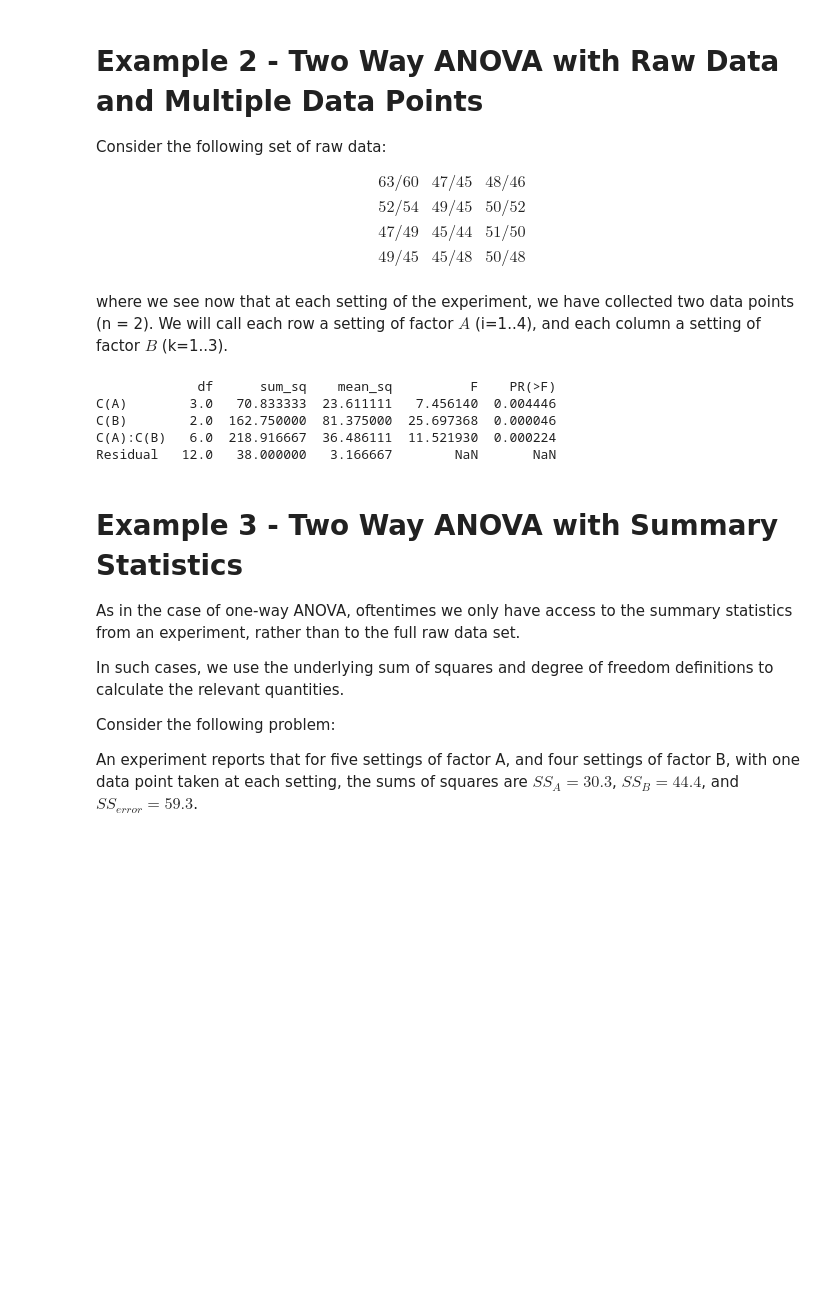
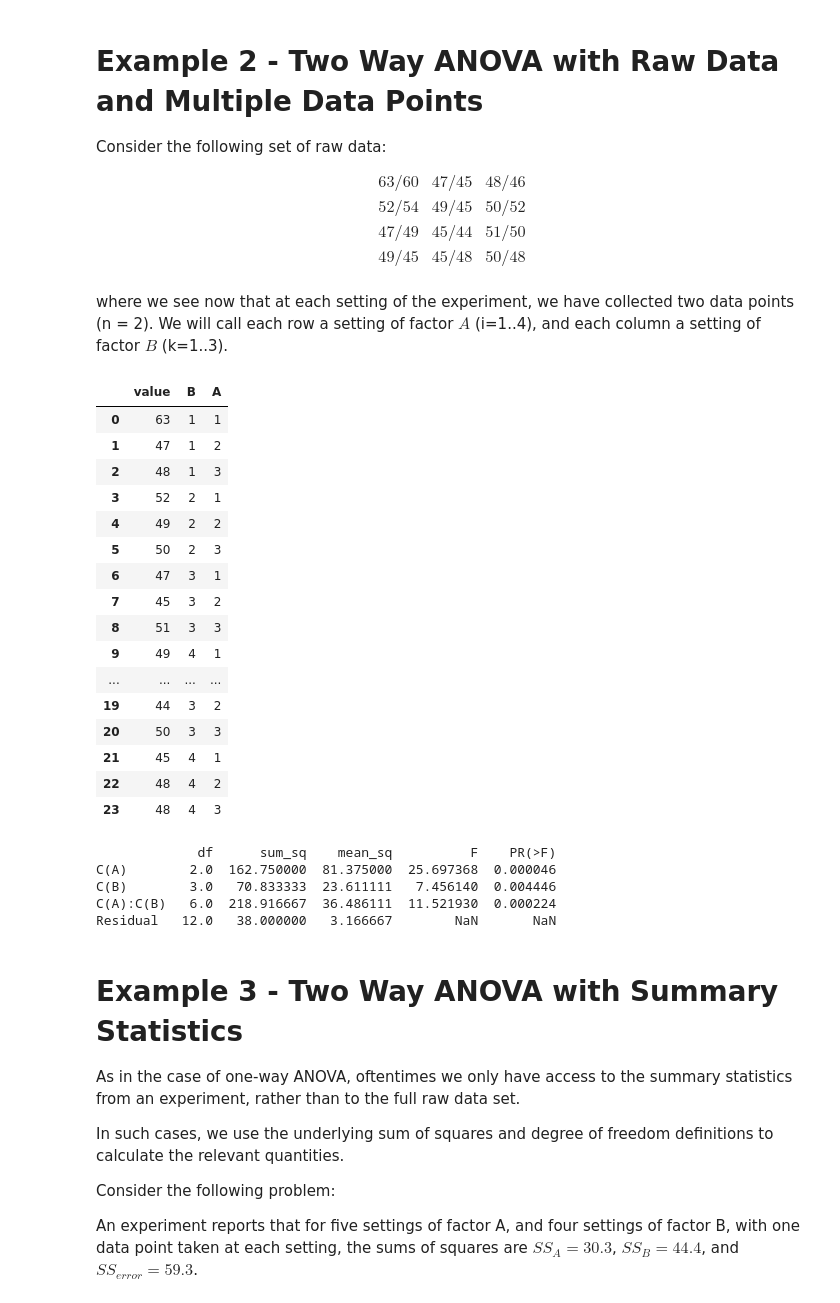
Before and after one commit to wdreames/phys341, a Jupyter notebook: JupyterNotebooks/ANOVA_TwoWay.ipynb, the cells around one changed output. Cells and saved outputs as stored; diff of their text form; code cells hidden in the pictures; blank space fills up the shorter version.

```diff
--- a/JupyterNotebooks/ANOVA_TwoWay.ipynb
+++ b/JupyterNotebooks/ANOVA_TwoWay.ipynb
@@ -156,7 +156,26 @@ xijk = np.array([[63,1,1],[47,1,2],[48,1,3],
                 [49,3,1],[44,3,2],[50,3,3],
                 [45,4,1],[48,4,2],[48,4,3]])
 # %%
-df = pd.DataFrame(xijk,columns=['value','A','B'])
+df = pd.DataFrame(xijk,columns=['value','B','A'])
+df.head(100)
+# %% [output]
+|  | value | B | A |
+| 0 | 63 | 1 | 1 |
+| 1 | 47 | 1 | 2 |
+| 2 | 48 | 1 | 3 |
+| 3 | 52 | 2 | 1 |
+| 4 | 49 | 2 | 2 |
+| 5 | 50 | 2 | 3 |
+| 6 | 47 | 3 | 1 |
+| 7 | 45 | 3 | 2 |
+| 8 | 51 | 3 | 3 |
+| 9 | 49 | 4 | 1 |
+| ... | ... | ... | ... |
+| 19 | 44 | 3 | 2 |
+| 20 | 50 | 3 | 3 |
+| 21 | 45 | 4 | 1 |
+| 22 | 48 | 4 | 2 |
+| 23 | 48 | 4 | 3 |
 # %%
 formula = 'value ~ C(A) + C(B) + C(A):C(B)'
 lm = ols(formula,df).fit()
@@ -164,8 +183,8 @@ anovaResults = anova_lm(lm)
 print (anovaResults)
 # %% [output]
              df      sum_sq    mean_sq          F    PR(>F)
-C(A)        3.0   70.833333  23.611111   7.456140  0.004446
-C(B)        2.0  162.750000  81.375000  25.697368  0.000046
+C(A)        2.0  162.750000  81.375000  25.697368  0.000046
+C(B)        3.0   70.833333  23.611111   7.456140  0.004446
 C(A):C(B)   6.0  218.916667  36.486111  11.521930  0.000224
 Residual   12.0   38.000000   3.166667        NaN       NaN
 # %% [markdown]
```
Also changed, not shown: parts of 1 cell of this notebook.
